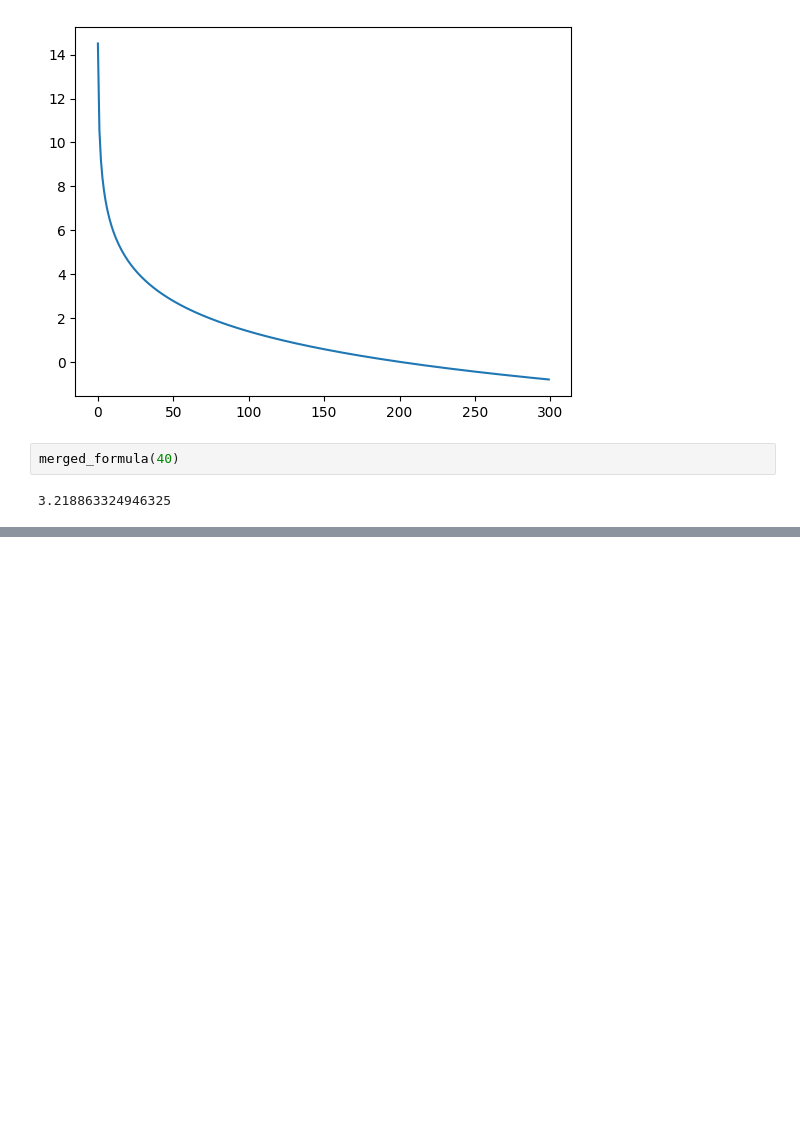
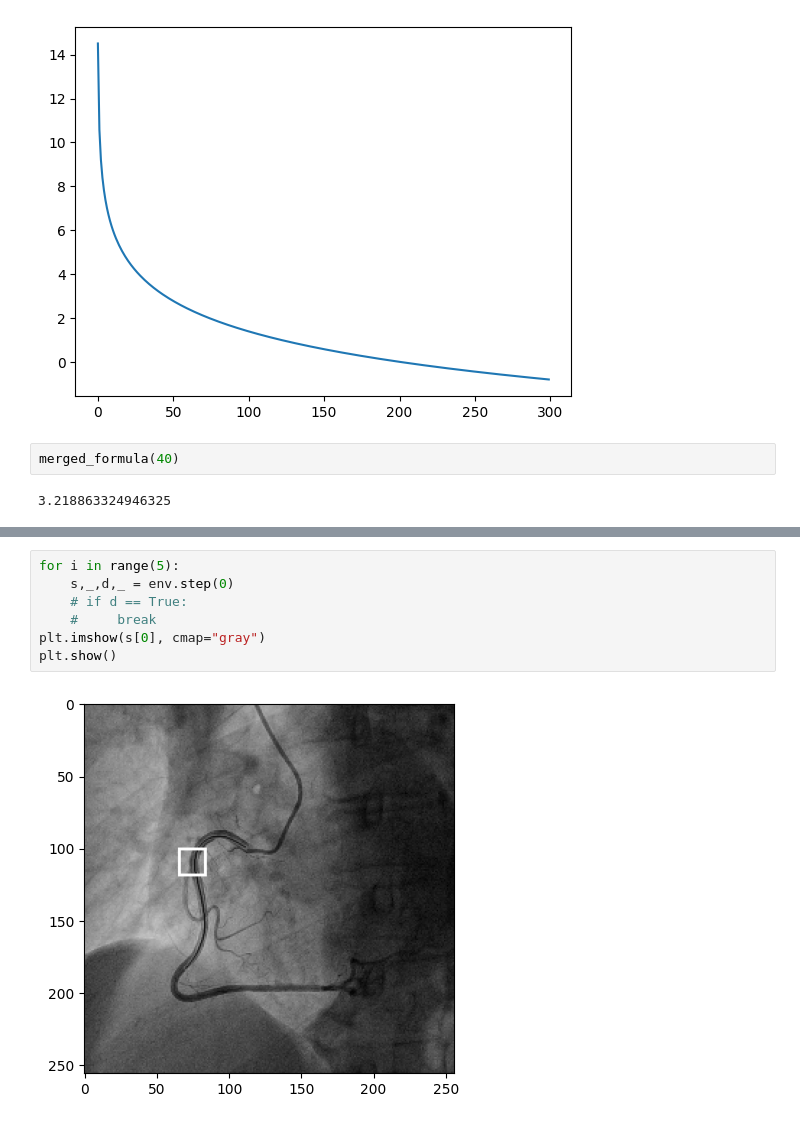
Before and after one commit to umeiko/guide-sim, a Jupyter notebook: starter.ipynb, the cells around one changed output, grey strips where cells are left out. Drawn from its saved outputs; the diff is of its cells as text; blank space fills up the shorter version.

```diff
--- a/starter.ipynb
+++ b/starter.ipynb
@@ -281,0 +322,9 @@ merged_formula(40)
+# %%
+for i in range(5):
+    s,_,d,_ = env.step(0)
+    # if d == True:
+    #     break
+plt.imshow(s[0], cmap="gray")
+plt.show()
+# %% [output]
+[figure, added]
```
Also changed, not shown: parts of 11 cells of this notebook, 3 other files.
